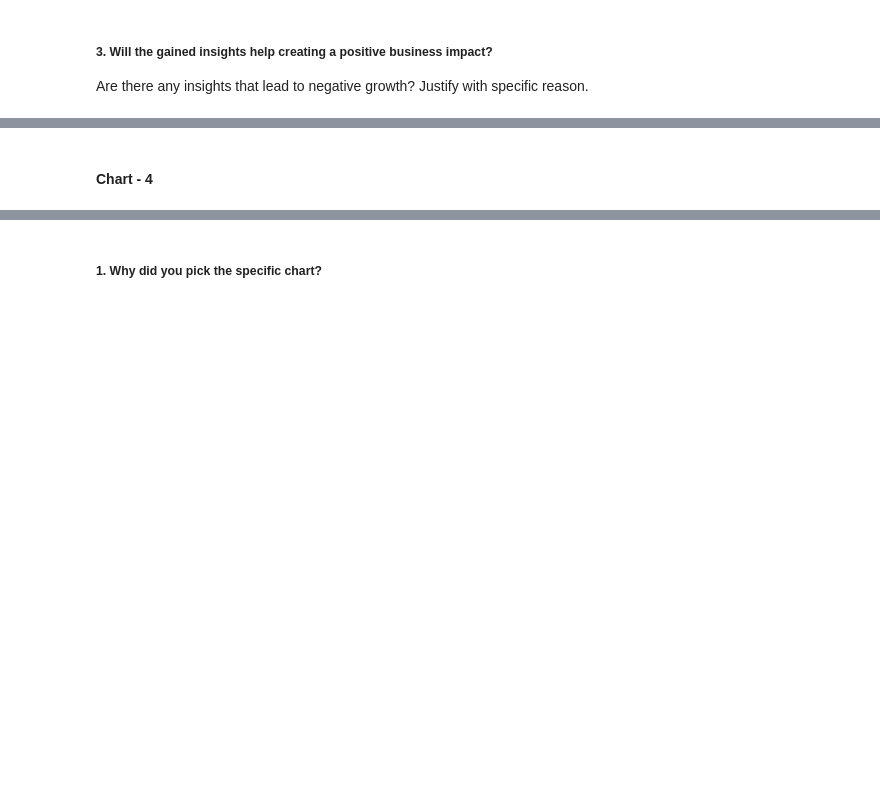
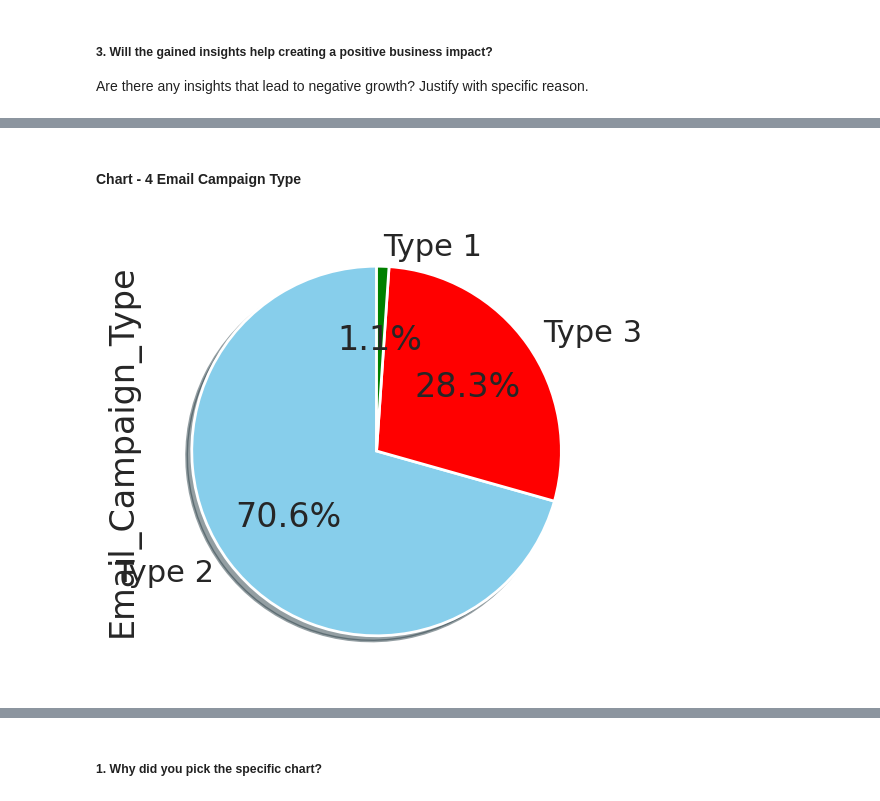
Before and after one commit to shailesh3335/Email_Campaign_Effectiveness_Prediction_capstone, a Jupyter notebook: Email_Campaign_Effectiveness_Prediction_capstone.ipynb, the cells around one changed output, grey strips where cells are left out. Saved outputs shown, nothing was run; the diff lists cells and outputs as text; code cells hidden in the pictures; blank space fills up the shorter version.

```diff
--- a/Email_Campaign_Effectiveness_Prediction_capstone.ipynb
+++ b/Email_Campaign_Effectiveness_Prediction_capstone.ipynb
@@ -884,2 +982,2 @@ Answer Here
 # %% [markdown]
-#### Chart - 4
+#### Chart - 4 Email Campaign Type
@@ -887,0 +984,14 @@ Answer Here
+# %%
+# Chart - 4 visualization code
+#pie chart for distribution of each email campaign type
+df['Email_Campaign_Type'].value_counts().plot(kind='pie',
+                              figsize=(15,6),
+                               autopct="%1.1f%%",
+                               startangle=90,
+                               shadow=True,
+                               labels=['Type 2','Type 3', 'Type 1'],
+                               colors=['skyblue','red','green'],
+                               explode=[0,0,0]
+                              );
+# %% [output]
+[figure, added]
```
Also changed, not shown: parts of 48 cells of this notebook.
